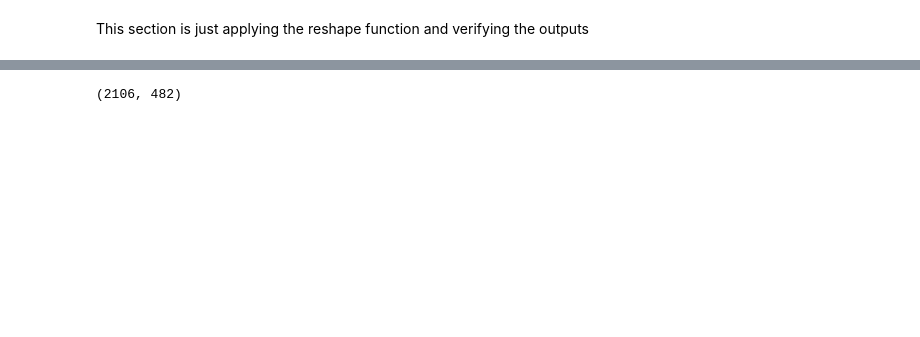
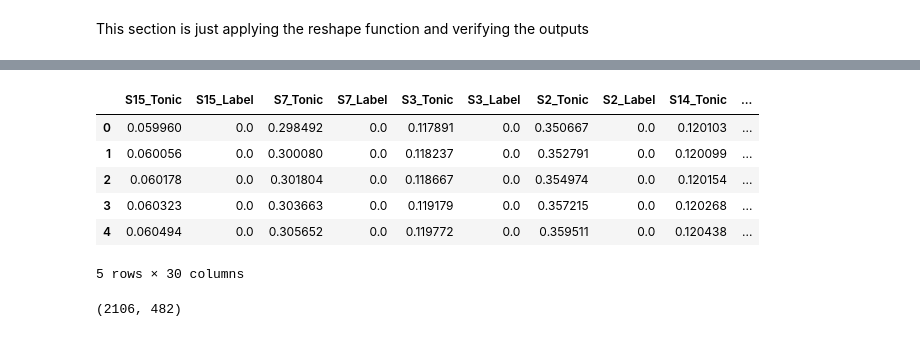
Before and after one commit to SavianViera/EDA_Stress_Prediction_Model, a Jupyter notebook: python_code/Statistical_Feature_Extraction.ipynb, the cells around one changed output, grey strips where cells are left out. Saved outputs shown, nothing was run; the diff lists cells and outputs as text; code cells hidden in the pictures; blank space fills up the shorter version.

```diff
--- a/python_code/Statistical_Feature_Extraction.ipynb
+++ b/python_code/Statistical_Feature_Extraction.ipynb
@@ -58 +79,11 @@ This section is just applying the reshape function and verifying the outputs
+# %%
+tonic.head()
+# %% [output]
+|  | S15_Tonic | S15_Label | S7_Tonic | S7_Label | S3_Tonic | S3_Label | S2_Tonic | S2_Label | S14_Tonic | ... |
+| 0 | 0.059960 | 0.0 | 0.298492 | 0.0 | 0.117891 | 0.0 | 0.350667 | 0.0 | 0.120103 | ... |
+| 1 | 0.060056 | 0.0 | 0.300080 | 0.0 | 0.118237 | 0.0 | 0.352791 | 0.0 | 0.120099 | ... |
+| 2 | 0.060178 | 0.0 | 0.301804 | 0.0 | 0.118667 | 0.0 | 0.354974 | 0.0 | 0.120154 | ... |
+| 3 | 0.060323 | 0.0 | 0.303663 | 0.0 | 0.119179 | 0.0 | 0.357215 | 0.0 | 0.120268 | ... |
+| 4 | 0.060494 | 0.0 | 0.305652 | 0.0 | 0.119772 | 0.0 | 0.359511 | 0.0 | 0.120438 | ... |
+5 rows × 30 columns
 # %%
```
Also changed, not shown: parts of 23 cells of this notebook, 9 other files.
